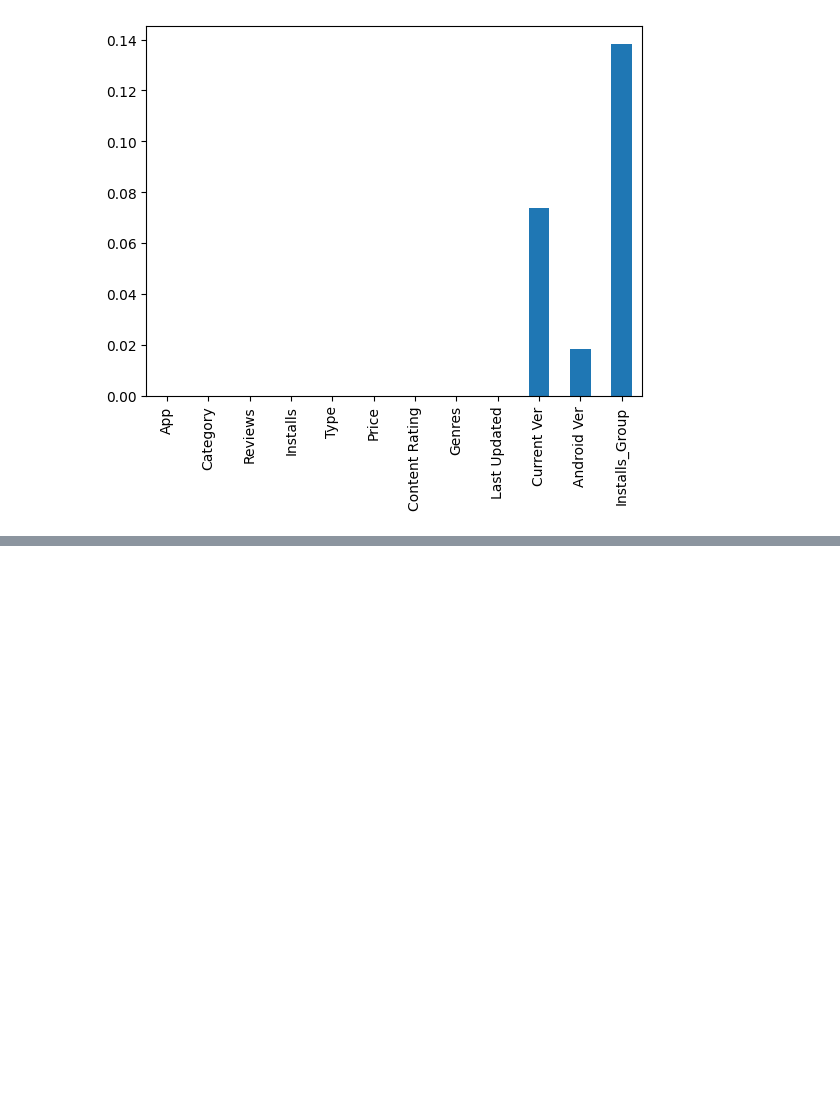
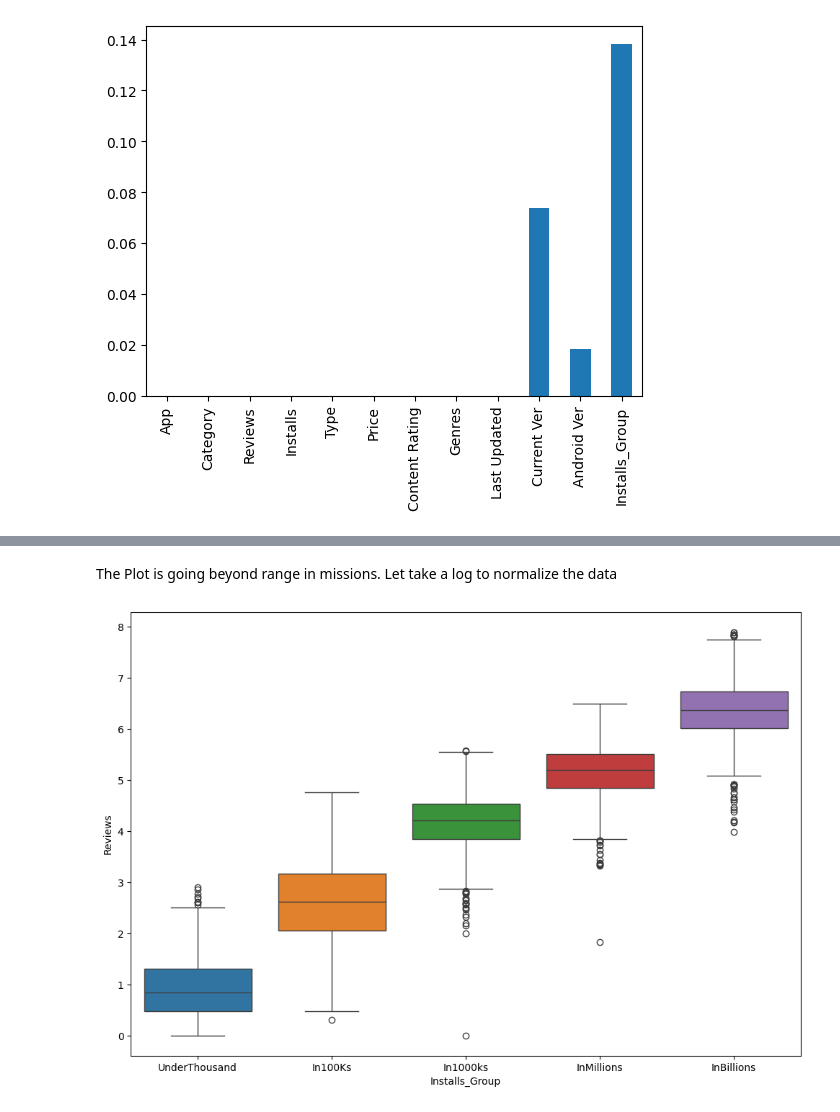
Before and after one commit to mnsair/AI-AND-DS, a Jupyter notebook: Code/dotIPYNB/06_kaggle_google_eda.ipynb, the cells around one changed output, grey strips where cells are left out. Cells and saved outputs as stored; diff of their text form; code cells hidden in the pictures; blank space fills up the shorter version.

```diff
--- a/Code/dotIPYNB/06_kaggle_google_eda.ipynb
+++ b/Code/dotIPYNB/06_kaggle_google_eda.ipynb
@@ -535,0 +697,9 @@ missing_percentage[missing_percentage < 1].plot(kind='bar')
+# %% [markdown]
+The Plot is going beyond range in missions. Let take a log to normalize the data
+# %%
+# Lets plot the same above Review box plot with Log10 of Review Data
+plt.figure(figsize=(12, 8))
+sns.boxplot(x='Installs_Group', y=np.log10(df['Reviews']), hue = 'Installs_Group', data=df)
+plt.show()
+# %% [output]
+[figure, added]
```
Also changed, not shown: parts of 52 cells of this notebook.
